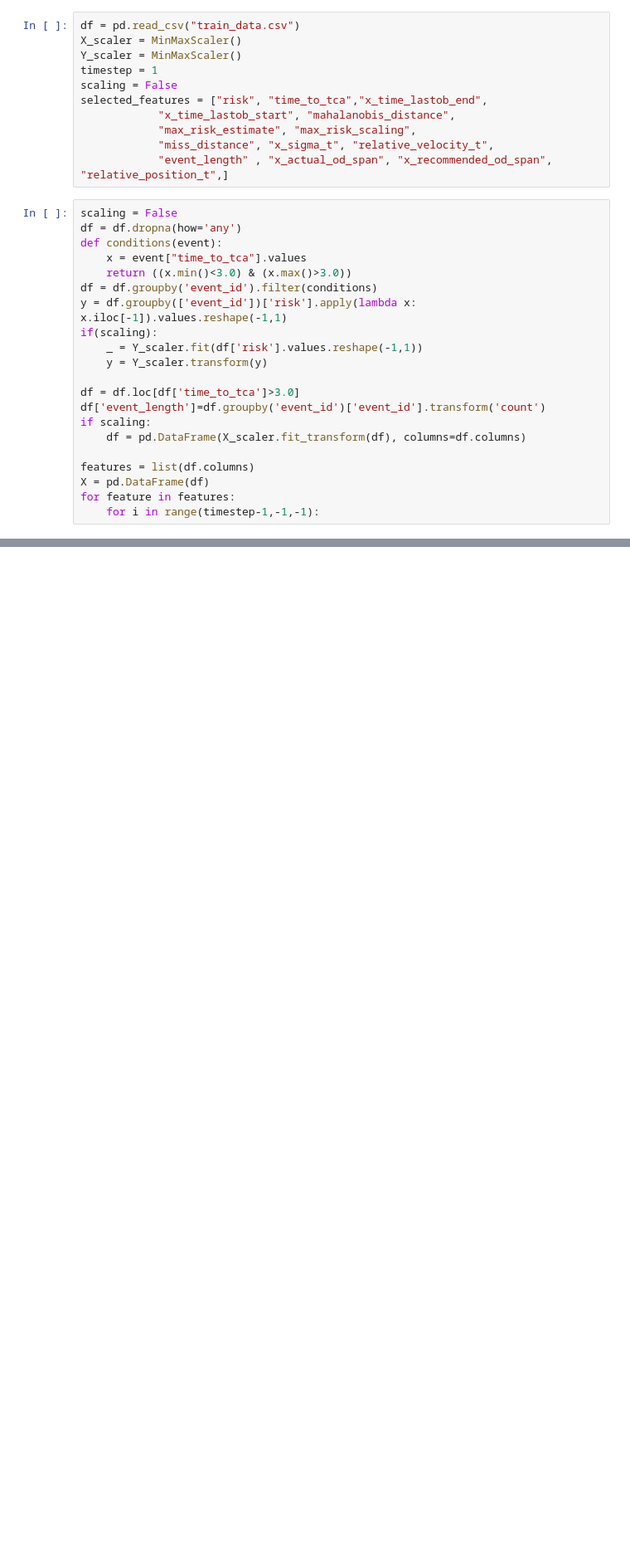
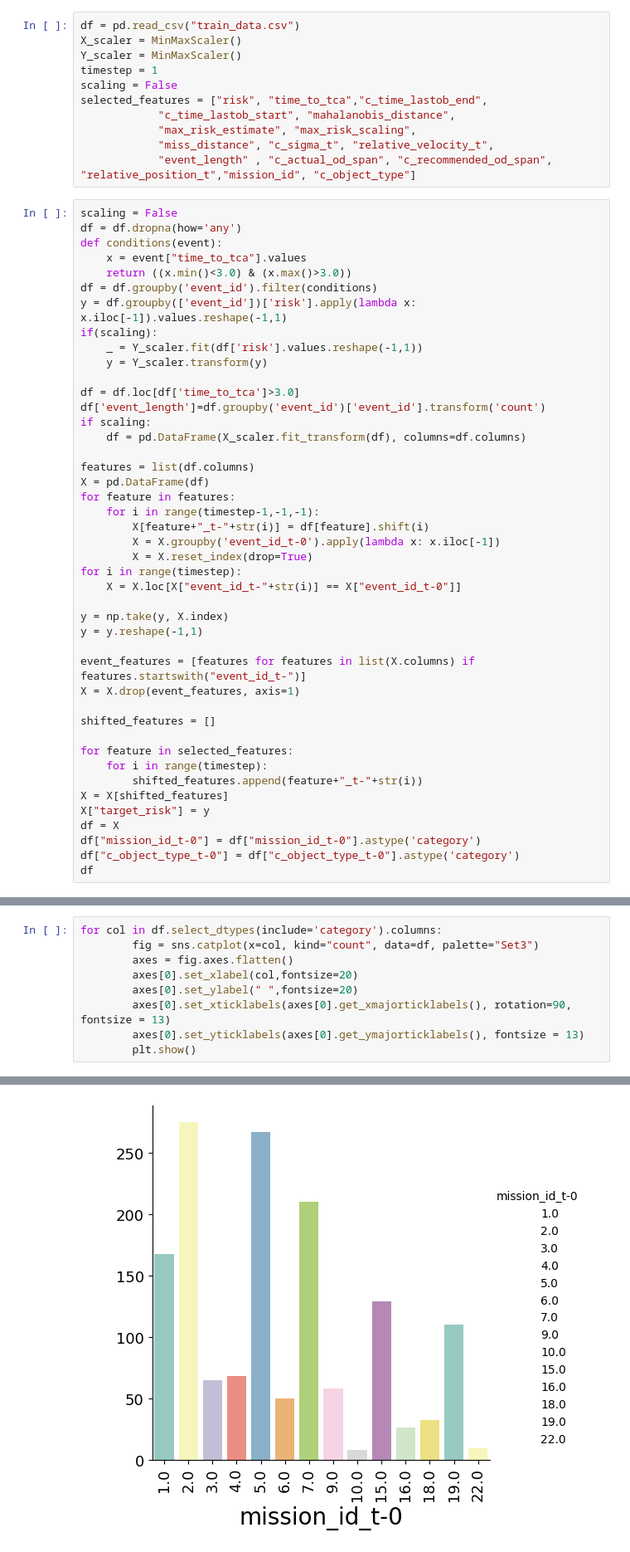
Before and after one commit to P-himaja/CosmoClean_GDSE, a Jupyter notebook: Backend/EDA.ipynb, the cells around one changed output, grey strips where cells are left out. Shown at 83% size. Drawn from its saved outputs; the diff is of its cells as text; blank space fills up the shorter version.

```diff
--- a/Backend/EDA.ipynb
+++ b/Backend/EDA.ipynb
@@ -10,11 +10,11 @@ X_scaler = MinMaxScaler()
 Y_scaler = MinMaxScaler()
 timestep = 1
 scaling = False
-selected_features = ["risk", "time_to_tca","x_time_lastob_end",
-            "x_time_lastob_start", "mahalanobis_distance",
+selected_features = ["risk", "time_to_tca","c_time_lastob_end",
+            "c_time_lastob_start", "mahalanobis_distance",
             "max_risk_estimate", "max_risk_scaling",
-            "miss_distance", "x_sigma_t", "relative_velocity_t",
-            "event_length" , "x_actual_od_span", "x_recommended_od_span", "relative_position_t",]
+            "miss_distance", "c_sigma_t", "relative_velocity_t",
+            "event_length" , "c_actual_od_span", "c_recommended_od_span", "relative_position_t","mission_id", "c_object_type"]
 # %%
 scaling = False
 df = df.dropna(how='any')
@@ -36,3 +36,26 @@ features = list(df.columns)
 X = pd.DataFrame(df)
 for feature in features:
     for i in range(timestep-1,-1,-1):
+        X[feature+"_t-"+str(i)] = df[feature].shift(i)
+        X = X.groupby('event_id_t-0').apply(lambda x: x.iloc[-1])
+        X = X.reset_index(drop=True)
+for i in range(timestep):
+    X = X.loc[X["event_id_t-"+str(i)] == X["event_id_t-0"]]
+
+y = np.take(y, X.index)
+y = y.reshape(-1,1)
+
+event_features = [features for features in list(X.columns) if features.startswith("event_id_t-")]
+X = X.drop(event_features, axis=1)
+
+shifted_features = []
+
+for feature in selected_features:
+    for i in range(timestep):
+        shifted_features.append(feature+"_t-"+str(i))
+X = X[shifted_features]
+X["target_risk"] = y
+df = X
+df["mission_id_t-0"] = df["mission_id_t-0"].astype('category')
+df["c_object_type_t-0"] = df["c_object_type_t-0"].astype('category')
+df
@@ -38,0 +76,10 @@ for feature in features:
+# %%
+for col in df.select_dtypes(include='category').columns:
+        fig = sns.catplot(x=col, kind="count", data=df, palette="Set3")
+        axes = fig.axes.flatten()
+        axes[0].set_xlabel(col,fontsize=20)
+        axes[0].set_ylabel(" ",fontsize=20)
+        axes[0].set_xticklabels(axes[0].get_xmajorticklabels(), rotation=90, fontsize = 13)
+        axes[0].set_yticklabels(axes[0].get_ymajorticklabels(), fontsize = 13)
+        plt.show()
+# %% [output]
@@ -38,0 +89 @@ for feature in features:
+[figure, added]
```
Also changed, not shown: parts of 5 cells of this notebook.
